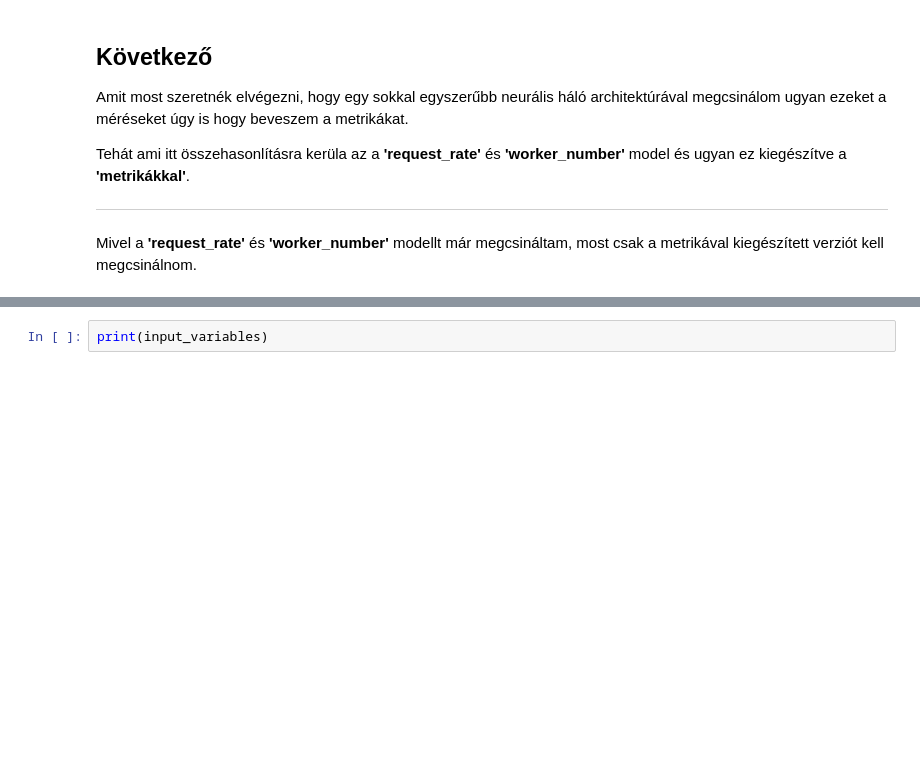
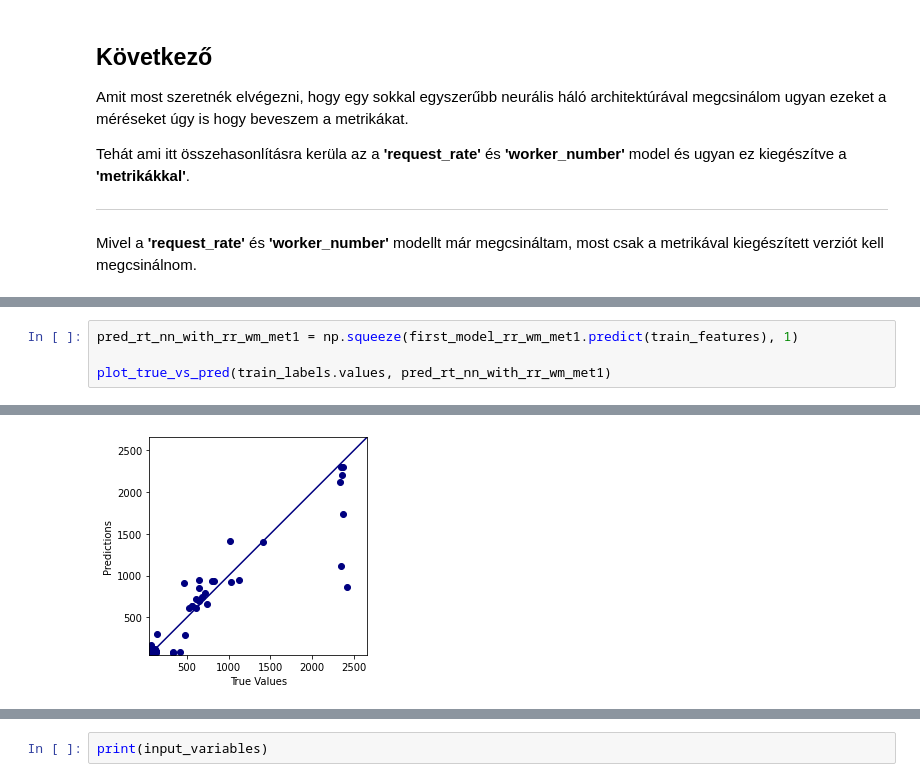
Before and after one commit to JoDeMiro/Scaler, a Jupyter notebook: Train/Train15/Kísélet.ipynb, the cells around one changed output, grey strips where cells are left out. Saved outputs shown, nothing was run; the diff lists cells and outputs as text; blank space fills up the shorter version.

```diff
--- a/Train/Train15/Kísélet.ipynb
+++ b/Train/Train15/Kísélet.ipynb
@@ -1772,0 +1875,5 @@ Mivel a **'request_rate'** és **'worker_number'** modellt már megcsináltam, m
+# %%
+pred_rt_nn_with_rr_wm_met1 = np.squeeze(first_model_rr_wm_met1.predict(train_features), 1)
+
+plot_true_vs_pred(train_labels.values, pred_rt_nn_with_rr_wm_met1)
+# %% [output]
@@ -1772,0 +1881 @@ Mivel a **'request_rate'** és **'worker_number'** modellt már megcsináltam, m
+[figure, added]
```
Also changed, not shown: parts of 18 cells of this notebook.
